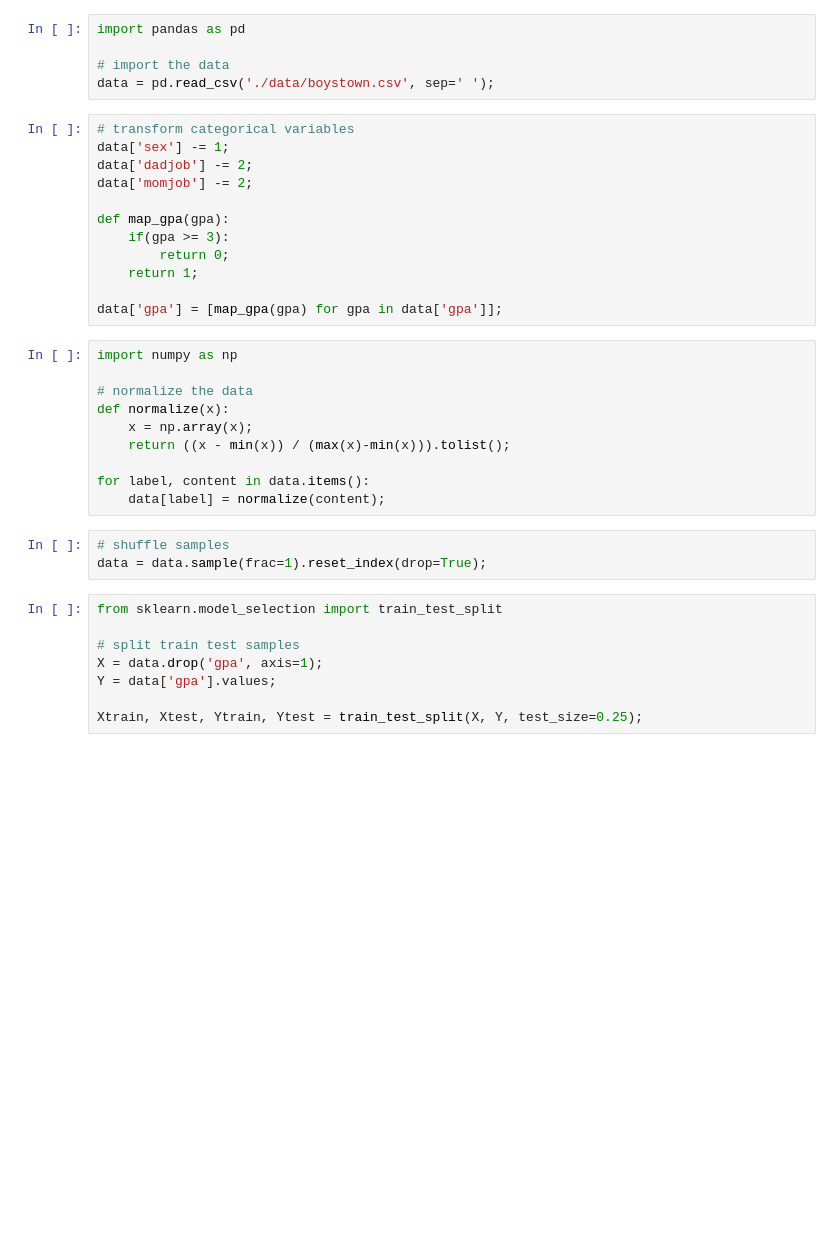
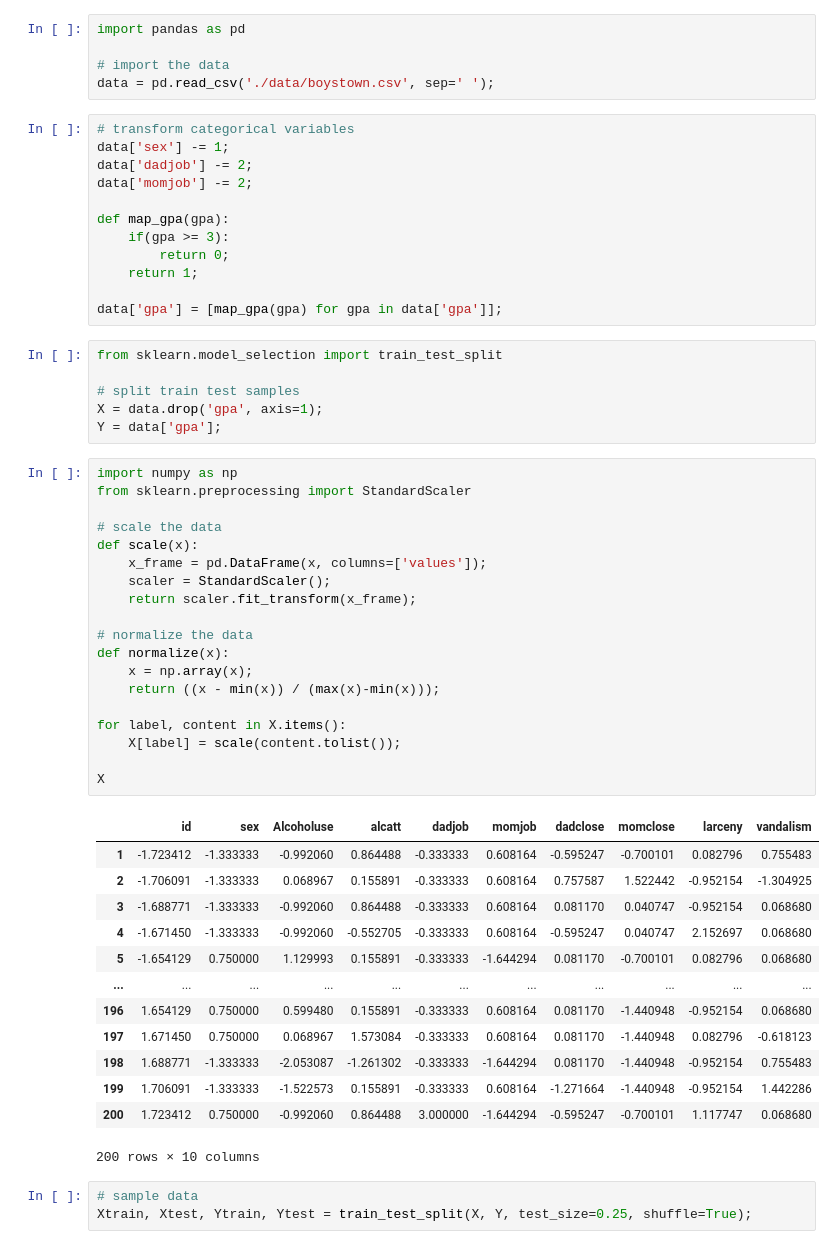
Before and after one commit to ShutDownMan/Data-Mining-Exploration, a Jupyter notebook: pa_07.ipynb, the cells around one changed output. Cells and saved outputs as stored; diff of their text form; blank space fills up the shorter version.

```diff
--- a/pa_07.ipynb
+++ b/pa_07.ipynb
@@ -10,32 +10,53 @@ data['dadjob'] -= 2;
 data['momjob'] -= 2;
 
 def map_gpa(gpa):
-	if(gpa >= 3):
-		return 0;
-	return 1;
+    if(gpa >= 3):
+        return 0;
+    return 1;
 
 data['gpa'] = [map_gpa(gpa) for gpa in data['gpa']];
+# %%
+from sklearn.model_selection import train_test_split
+
+# split train test samples
+X = data.drop('gpa', axis=1);
+Y = data['gpa'];
 # %%
 import numpy as np
+from sklearn.preprocessing import StandardScaler
+
+# scale the data
+def scale(x):
+    x_frame = pd.DataFrame(x, columns=['values']);
+    scaler = StandardScaler();
+    return scaler.fit_transform(x_frame);
 
 # normalize the data
 def normalize(x):
-	x = np.array(x);
-	return ((x - min(x)) / (max(x)-min(x))).tolist();
+    x = np.array(x);
+    return ((x - min(x)) / (max(x)-min(x)));
 
-for label, content in data.items():
-	data[label] = normalize(content);
+for label, content in X.items():
+    X[label] = scale(content.tolist());
+
+X
+# %% [output]
+|  | id | sex | Alcoholuse | alcatt | dadjob | momjob | dadclose | momclose | larceny | vandalism |
+| 1 | -1.723412 | -1.333333 | -0.992060 | 0.864488 | -0.333333 | 0.608164 | -0.595247 | -0.700101 | 0.082796 | 0.755483 |
+| 2 | -1.706091 | -1.333333 | 0.068967 | 0.155891 | -0.333333 | 0.608164 | 0.757587 | 1.522442 | -0.952154 | -1.304925 |
+| 3 | -1.688771 | -1.333333 | -0.992060 | 0.864488 | -0.333333 | 0.608164 | 0.081170 | 0.040747 | -0.952154 | 0.068680 |
+| 4 | -1.671450 | -1.333333 | -0.992060 | -0.552705 | -0.333333 | 0.608164 | -0.595247 | 0.040747 | 2.152697 | 0.068680 |
+| 5 | -1.654129 | 0.750000 | 1.129993 | 0.155891 | -0.333333 | -1.644294 | 0.081170 | -0.700101 | 0.082796 | 0.068680 |
+| ... | ... | ... | ... | ... | ... | ... | ... | ... | ... | ... |
+| 196 | 1.654129 | 0.750000 | 0.599480 | 0.155891 | -0.333333 | 0.608164 | 0.081170 | -1.440948 | -0.952154 | 0.068680 |
+| 197 | 1.671450 | 0.750000 | 0.068967 | 1.573084 | -0.333333 | 0.608164 | 0.081170 | -1.440948 | 0.082796 | -0.618123 |
+| 198 | 1.688771 | -1.333333 | -2.053087 | -1.261302 | -0.333333 | -1.644294 | 0.081170 | -1.440948 | -0.952154 | 0.755483 |
+| 199 | 1.706091 | -1.333333 | -1.522573 | 0.155891 | -0.333333 | 0.608164 | -1.271664 | -1.440948 | -0.952154 | 1.442286 |
+| 200 | 1.723412 | 0.750000 | -0.992060 | 0.864488 | 3.000000 | -1.644294 | -0.595247 | -0.700101 | 1.117747 | 0.068680 |
+200 rows × 10 columns
-# %%
-# shuffle samples
-data = data.sample(frac=1).reset_index(drop=True);
 # %%
-from sklearn.model_selection import train_test_split
-
-# split train test samples
-X = data.drop('gpa', axis=1);
-Y = data['gpa'].values;
-
-Xtrain, Xtest, Ytrain, Ytest = train_test_split(X, Y, test_size=0.25);
+# sample data
+Xtrain, Xtest, Ytrain, Ytest = train_test_split(X, Y, test_size=0.25, shuffle=True);
 # %%
 from sklearn.neighbors import KNeighborsClassifier
 
```
Also changed, not shown: parts of 5 cells of this notebook, 4 other files.
